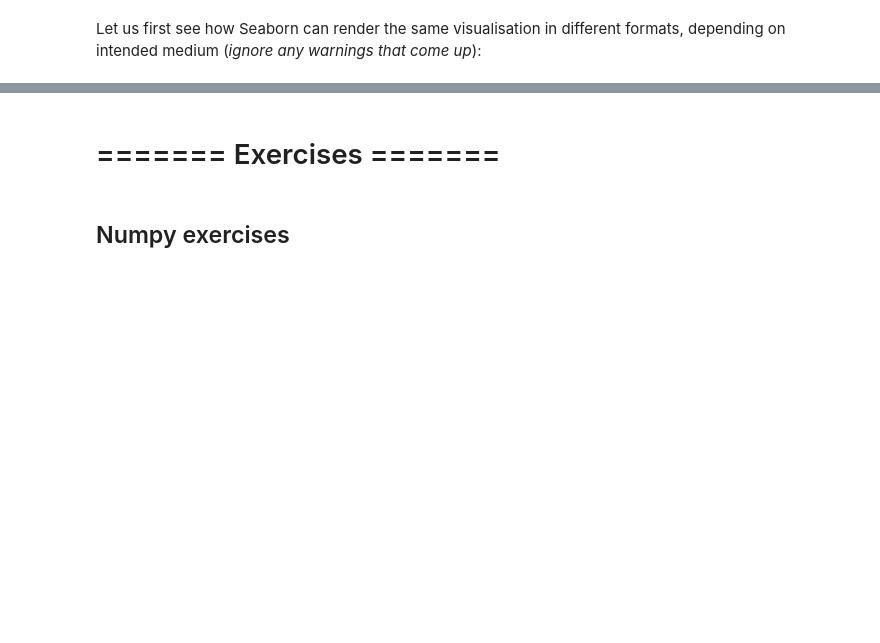
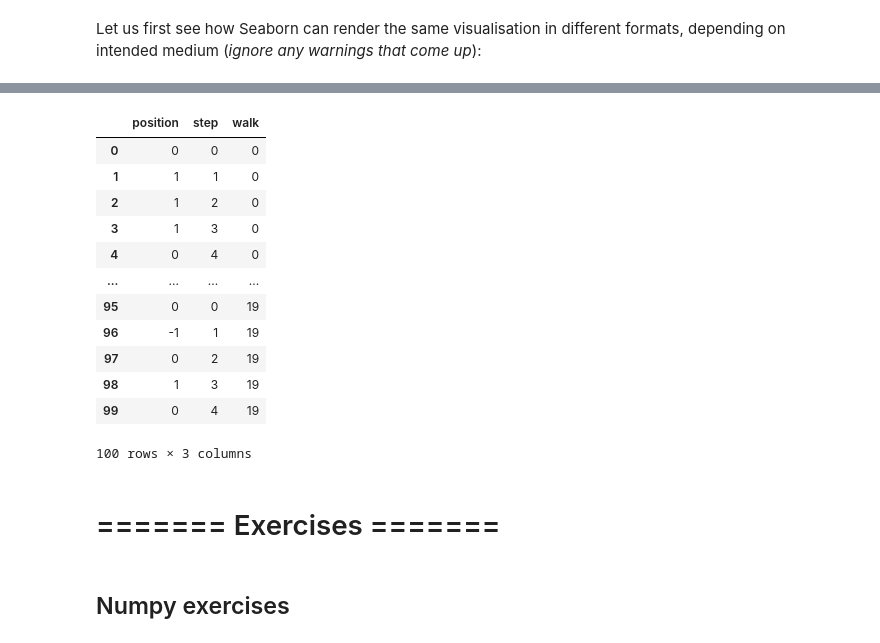
Before and after one commit to SiyuYang-s2040101/iaml-labs, a Jupyter notebook: Labs/00 - Introduction.ipynb, the cells around one changed output, grey strips where cells are left out. Saved outputs shown, nothing was run; the diff lists cells and outputs as text; code cells hidden in the pictures; blank space fills up the shorter version.

```diff
--- a/Labs/00 - Introduction.ipynb
+++ b/Labs/00 - Introduction.ipynb
@@ -986,3 +1414,19 @@ plt.show()
+# %%
+df
+# %% [output]
+|  | position | step | walk |
+| 0 | 0 | 0 | 0 |
+| 1 | 1 | 1 | 0 |
+| 2 | 1 | 2 | 0 |
+| 3 | 1 | 3 | 0 |
+| 4 | 0 | 4 | 0 |
+| ... | ... | ... | ... |
+| 95 | 0 | 0 | 19 |
+| 96 | -1 | 1 | 19 |
+| 97 | 0 | 2 | 19 |
+| 98 | 1 | 3 | 19 |
+| 99 | 0 | 4 | 19 |
+100 rows × 3 columns
 # %% [markdown]
 # ======= Exercises =======
 # %% [markdown]
```
Also changed, not shown: parts of 120 cells of this notebook.
